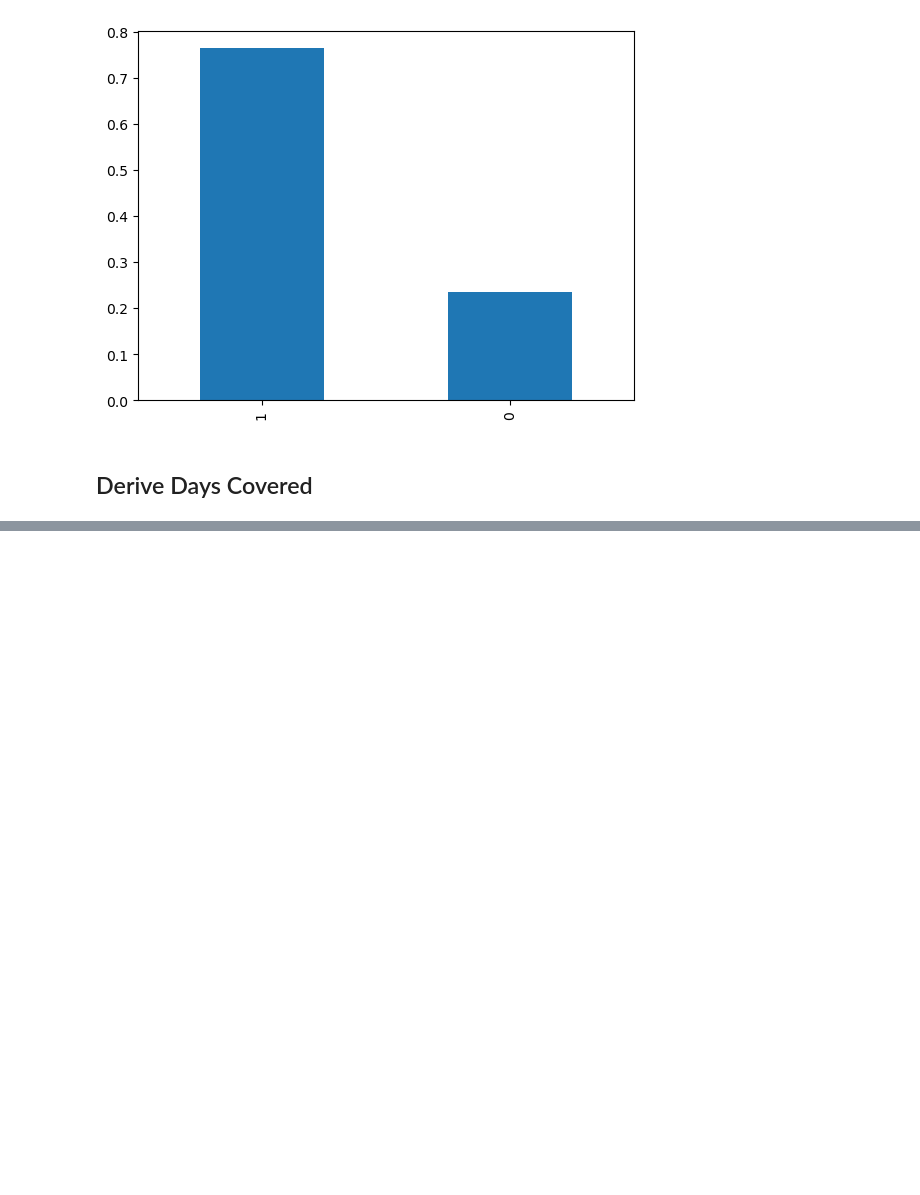
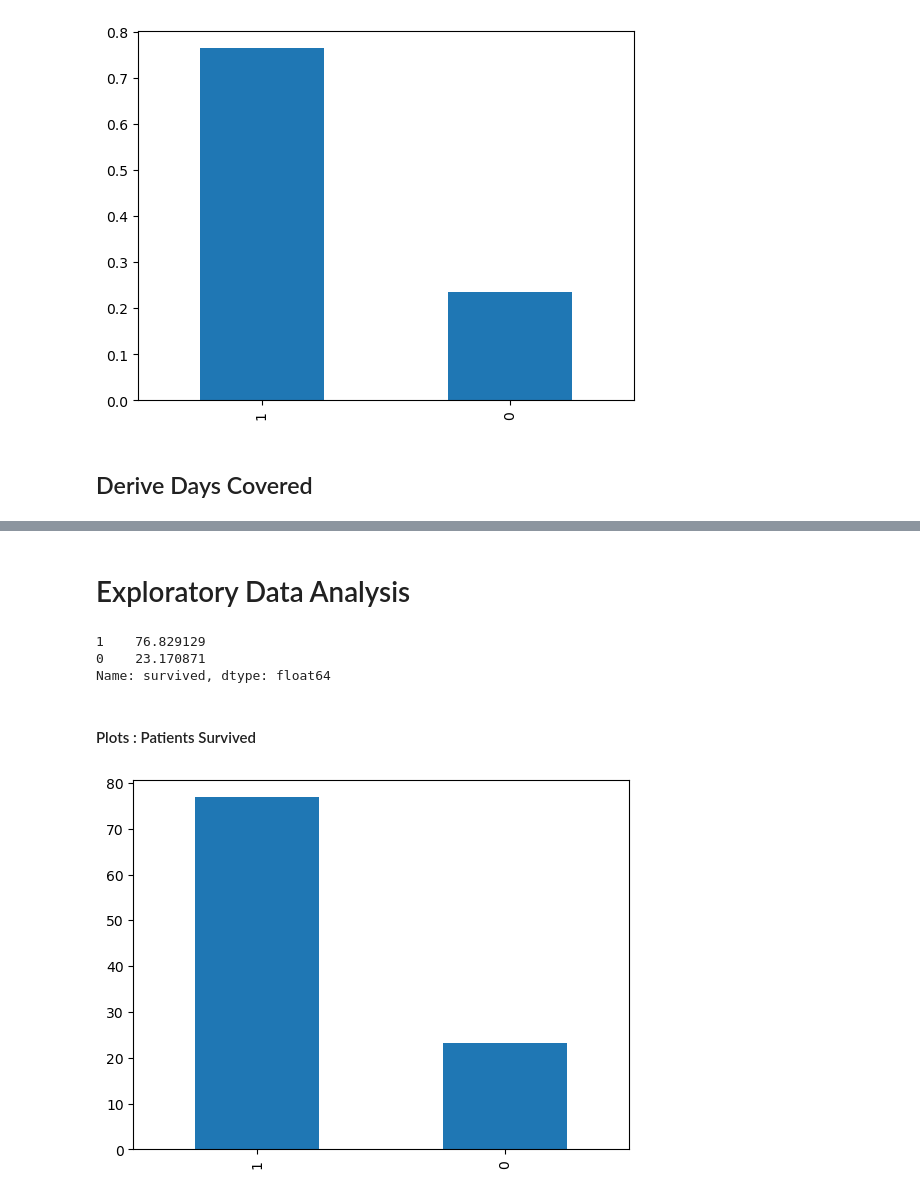
Before and after one commit to nicksv03/Survival_Analysis_BYOP, a Jupyter notebook: survival_analysis.ipynb, the cells around one changed output, grey strips where cells are left out. Drawn from its saved outputs; the diff is of its cells as text; code cells hidden in the pictures; blank space fills up the shorter version.

Commit message:
Update survival_analysis.ipynb
Completed the EDA Part

```diff
--- a/survival_analysis.ipynb
+++ b/survival_analysis.ipynb
@@ -175,0 +178,4 @@ apld = pd.merge(apld, age_df[['patient_id', 'age']], on=['patient_id'], how='lef
+# %%
+input = ['patient_id', 'gender', 'age', 'past_medical_history', 'family_history', 'is_there_complication', 'marital_status', 'educational_status', 'employee_status', 'tot', 'total_time', 'survived', 'dc']
+s1_apld = apld[input].drop_duplicates()
+s1_apld.head().T
@@ -175,0 +197,4 @@ apld = pd.merge(apld, age_df[['patient_id', 'age']], on=['patient_id'], how='lef
+# %%
+# Duplicate patients
+s1_apld['dup'] = s1_apld.duplicated('patient_id', keep=False)
+print(s1_apld['dup'].value_counts())
@@ -175,0 +227,7 @@ apld = pd.merge(apld, age_df[['patient_id', 'age']], on=['patient_id'], how='lef
+# %%
+# Drop duplicates
+dups = s1_apld[s1_apld['dup'] == 1].sort_values(by= ['patient_id'])
+s1_apld = s1_apld[s1_apld['dup'] == 0]
+del s1_apld['dup']
+# %% [markdown]
+# Exploratory Data Analysis
@@ -175,0 +238,14 @@ apld = pd.merge(apld, age_df[['patient_id', 'age']], on=['patient_id'], how='lef
+# %%
+# ~75% of the patients have left the cohort
+s1_apld_4_yrs['survived'].value_counts(normalize=True)*100
+# %% [output]
+1    76.829129
+0    23.170871
+Name: survived, dtype: float64
+# %% [markdown]
+#### Plots : Patients Survived
+# %%
+(s1_apld['survived'].value_counts(normalize=True)*100).plot(kind='bar')
+plt.show()
+# %% [output]
+[figure, added]
```
Also changed, not shown: parts of 9 cells of this notebook.
